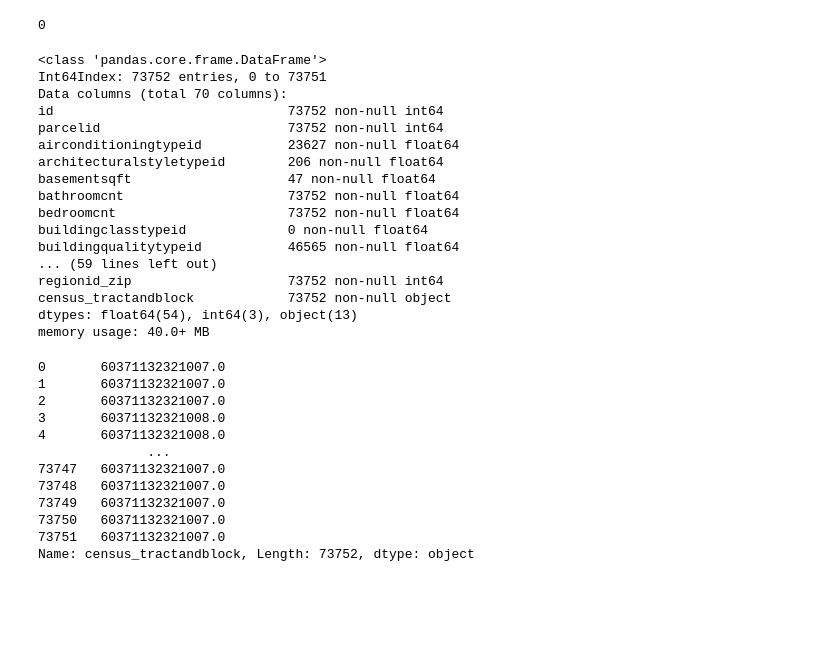
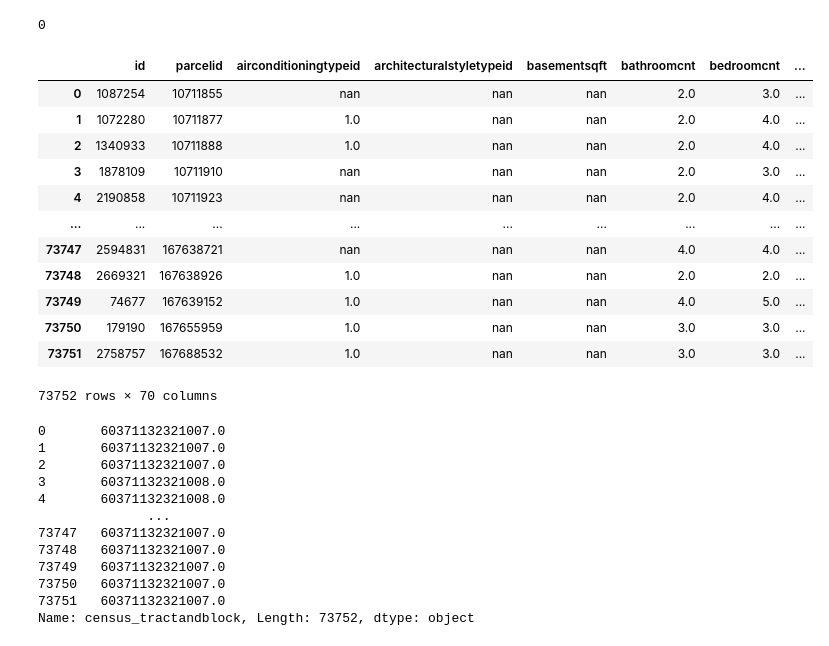
Before and after one commit to clustering-zillow/clustering-zillow, a Jupyter notebook: zillow_cluster_ravinder.ipynb, the cells around one changed output. Cells and saved outputs as stored; diff of their text form; code cells hidden in the pictures; blank space fills up the shorter version.

```diff
--- a/zillow_cluster_ravinder.ipynb
+++ b/zillow_cluster_ravinder.ipynb
@@ -176,24 +176,20 @@ zillow1.census_tractandblock.isnull().sum()
 # %%
 zillow1 = wrangle_zillow_r.zillow_impute_knn(zillow)
 # %%
-zillow1.info()
+zillow1
 # %% [output]
+|  | id | parcelid | airconditioningtypeid | architecturalstyletypeid | basementsqft | bathroomcnt | bedroomcnt | ... |
+| 0 | 1087254 | 10711855 | nan | nan | nan | 2.0 | 3.0 | ... |
+| 1 | 1072280 | 10711877 | 1.0 | nan | nan | 2.0 | 4.0 | ... |
+| 2 | 1340933 | 10711888 | 1.0 | nan | nan | 2.0 | 4.0 | ... |
+| 3 | 1878109 | 10711910 | nan | nan | nan | 2.0 | 3.0 | ... |
+| 4 | 2190858 | 10711923 | nan | nan | nan | 2.0 | 4.0 | ... |
+| ... | ... | ... | ... | ... | ... | ... | ... | ... |
+| 73747 | 2594831 | 167638721 | nan | nan | nan | 4.0 | 4.0 | ... |
+| 73748 | 2669321 | 167638926 | 1.0 | nan | nan | 2.0 | 2.0 | ... |
+| 73749 | 74677 | 167639152 | 1.0 | nan | nan | 4.0 | 5.0 | ... |
+| 73750 | 179190 | 167655959 | 1.0 | nan | nan | 3.0 | 3.0 | ... |
+| 73751 | 2758757 | 167688532 | 1.0 | nan | nan | 3.0 | 3.0 | ... |
-<class 'pandas.core.frame.DataFrame'>
-Int64Index: 73752 entries, 0 to 73751
-Data columns (total 70 columns):
-id                              73752 non-null int64
-parcelid                        73752 non-null int64
-airconditioningtypeid           23627 non-null float64
-architecturalstyletypeid        206 non-null float64
-basementsqft                    47 non-null float64
-bathroomcnt                     73752 non-null float64
-bedroomcnt                      73752 non-null float64
-buildingclasstypeid             0 non-null float64
-buildingqualitytypeid           46565 non-null float64
-... (59 lines left out)
-regionid_zip                    73752 non-null int64
-census_tractandblock            73752 non-null object
-dtypes: float64(54), int64(3), object(13)
-memory usage: 40.0+ MB
+73752 rows × 70 columns
 # %%
 pd.options.display.float_format = '{:.1f}'.format
```
Also changed, not shown: parts of 1 cell of this notebook.
